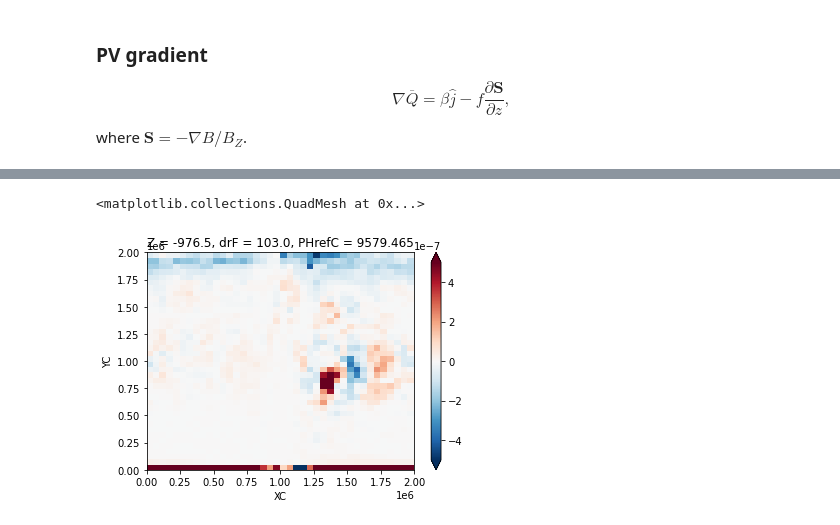
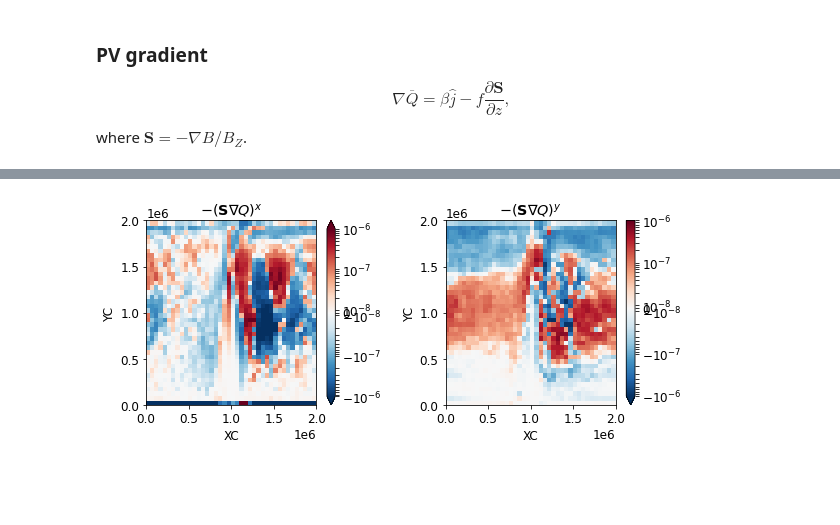
Before and after one commit to ocean-transport/3D_tracer_inversion, a Jupyter notebook: final_analysis/ZA_PV_fluxes.ipynb, the cells around one changed output, grey strips where cells are left out. Saved outputs shown, nothing was run; the diff lists cells and outputs as text; code cells hidden in the pictures; blank space fills up the shorter version.

```diff
--- a/final_analysis/ZA_PV_fluxes.ipynb
+++ b/final_analysis/ZA_PV_fluxes.ipynb
@@ -179,5 +195,23 @@ rec_PV_fluxes_coarse['vpqpA'].sel(Z=-1000, method='nearest').plot(vmin=-5e-7)
-# %%
-(rec_PV_fluxes_coarse['upqp'] - rec_PV_fluxes_coarse['upqpS']).sel(Z=-1000, method='nearest').plot(vmin=-5e-7)
-# %% [output]
-<matplotlib.collections.QuadMesh at 0x...>
-[figure, removed]
+# %%
+plt.figure(figsize=(8.5,3.7))
+
+plt.subplot(121)
+rec_PV_Sfluxes_coarse['upqp'].sel(Z=-1000, method='nearest').plot(vmin=-1e-6,
+                                                            norm=colors.SymLogNorm(linthresh=1e-8, linscale=0.1),
+                                                            rasterized=True,
+                                                            cbar_kwargs={'label': ''})
+
+plt.title(r'$-(\mathbf{S}\nabla Q)^x$')
+
+plt.subplot(122)
+rec_PV_Sfluxes_coarse['vpqp'].sel(Z=-1000, method='nearest').plot(vmin=-1e-6,
+                                                            norm=colors.SymLogNorm(linthresh=1e-8, linscale=0.1),
+                                                            rasterized=True,
+                                                            cbar_kwargs={'label': ''})
+
+plt.title(r'$-(\mathbf{S}\nabla Q)^y$')
+plt.tight_layout()
+
+plt.savefig('figures/SPVflux.pdf')
+# %% [output]
+[figure, added]
```
Also changed, not shown: parts of 15 cells of this notebook.
